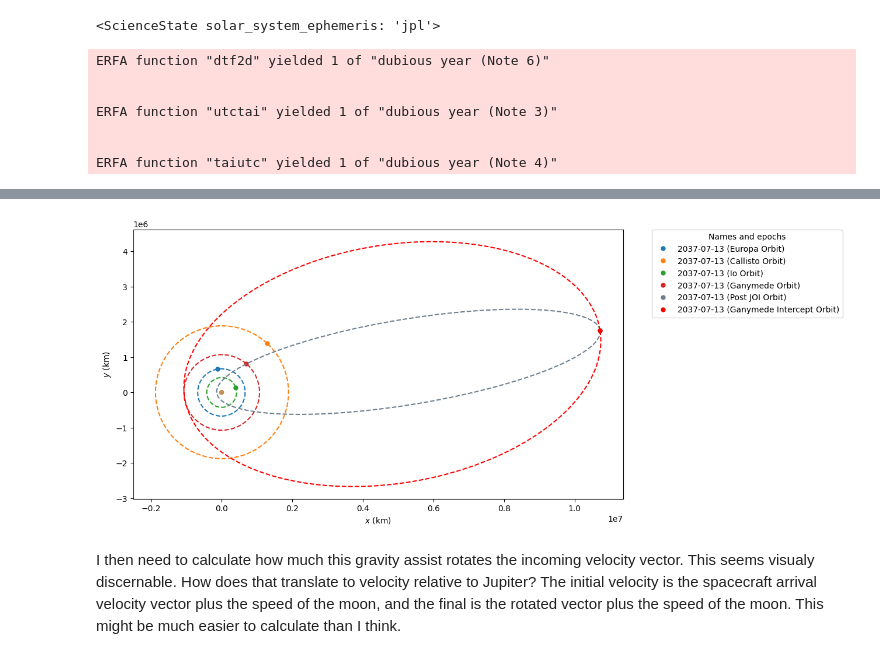
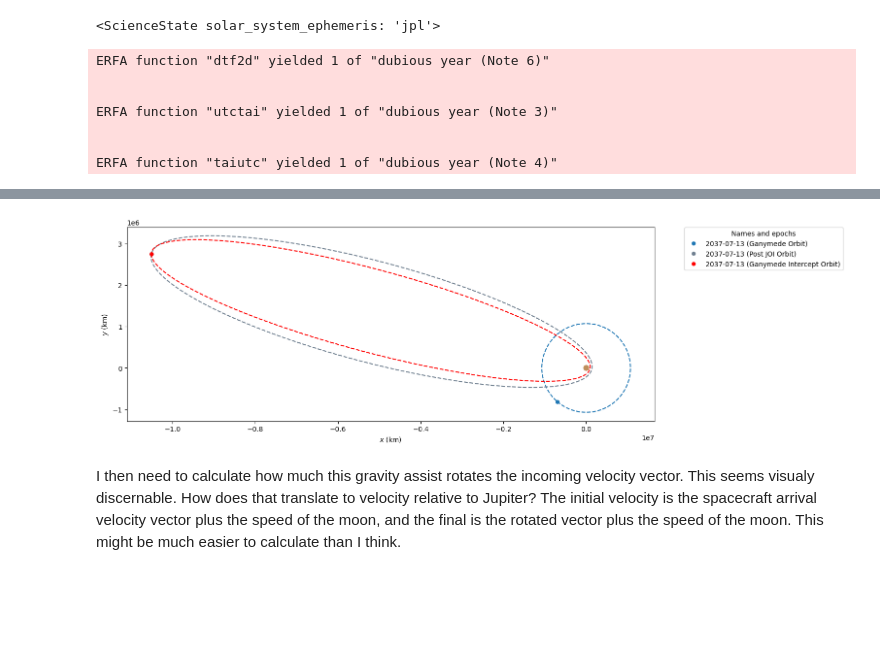
Before and after one commit to jackSN8/Starship_outer_planets_missions, a Jupyter notebook: jovian_moon_gravity_assist.ipynb, the cells around one changed output, grey strips where cells are left out. Cells and saved outputs as stored; diff of their text form; code cells hidden in the pictures; blank space fills up the shorter version.

```diff
--- a/jovian_moon_gravity_assist.ipynb
+++ b/jovian_moon_gravity_assist.ipynb
@@ -27,18 +28,14 @@ solar_system_ephemeris.set("jpl")
 <ScienceState solar_system_ephemeris: 'jpl'>
 # %%
 start_date = time.Time("2037-07-13 15:01", scale="utc").tdb
-end_date = time.Time("2039-07-25 01:01", scale="utc").tdb
+end_date = time.Time("2037-09-25 01:01", scale="utc").tdb
 
 body1=Ganymede
-plotter = StaticOrbitPlotter()
-starship_orb=Orbit.from_classical(Jupiter, 5500000*u.km, 0.975*u.one, 18*u.deg, 0*u.deg, 0*u.deg, 0*u.deg,start_date)
-starship_orb = starship_orb.propagate_to_anomaly(180*u.deg)
-starship_orb._epoch = start_date
 
 
 epoch=time_range(start=start_date, end=end_date)
 io_ephem = Ephem.from_horizons(501,epochs= epoch, attractor= Jupiter)#Io is 501
-ganymede_ephem = Ephem.from_horizons(503,epochs= epoch, attractor= Jupiter)#Ganymede is 503
+ganymede_ephem = Ephem.from_horizons(503,epochs= epoch, attractor= Jupiter,plane=Planes.EARTH_ECLIPTIC)#Ganymede is 503
 europa_ephem = Ephem.from_horizons(502,epochs= epoch, attractor= Jupiter)#Europa is 502
 callisto_ephem = Ephem.from_horizons(504,epochs= epoch, attractor= Jupiter)
 
@@ -46,6 +43,14 @@ orb_europa = Orbit.from_ephem(Jupiter, europa_ephem, start_date)
 orb_callisto = Orbit.from_ephem(Jupiter, callisto_ephem, start_date)
 orb_io = Orbit.from_ephem(Jupiter, io_ephem, start_date)
 orb_ganymede = Orbit.from_ephem(Jupiter, ganymede_ephem, start_date)
+
+plotter = StaticOrbitPlotter(plane=Planes.EARTH_ECLIPTIC)
+starship_orb=Orbit.from_classical(Jupiter, 5500000*u.km, 0.975*u.one, orb_ganymede.inc, orb_ganymede.raan, 0*u.deg, 0*u.deg,start_date, plane=Planes.EARTH_ECLIPTIC)
+starship_orb = starship_orb.propagate_to_anomaly(180*u.deg)
+starship_orb._epoch = start_date
+
+
+
 
 #solve for lowest DV burn to reach ganymede
 resolution = 1*u.day
@@ -73,9 +78,9 @@ print(f"V infinity speed at Ganymede is {arrival_v:.2f} m/s.")
 # burn_dv = -3.10*prograde_vector#km/s
 
 
-plotter.plot(orb_europa, label="Europa Orbit")
-plotter.plot(orb_callisto, label="Callisto Orbit")
-plotter.plot(orb_io, label="Io Orbit")
+# plotter.plot(orb_europa, label="Europa Orbit")
+# plotter.plot(orb_callisto, label="Callisto Orbit")
+# plotter.plot(orb_io, label="Io Orbit")
 plotter.plot(orb_ganymede, label="Ganymede Orbit")
 # plotter.plot_ephem(ephem, label="Europa Orbit")
 
@@ -117,5 +122,5 @@ Speed at periapsis is 0.54 km / s, which is 4290 m / s below escape velocity at
 1870879 x 1896564 km x 25.2 deg (JupiterICRS) orbit around Jupiter (♃) at epoch 2037-07-13 15:02:09.184 (TDB)
-[figure, old version]
+[figure, new version]
 # %% [markdown]
 I then need to calculate how much this gravity assist rotates the incoming velocity vector. This seems visualy discernable. How does that translate to velocity relative to Jupiter?
 The initial velocity is the spacecraft arrival velocity vector plus the speed of the moon, and the final is the rotated vector plus the speed of the moon. This might be much easier to calculate than I think.
```
Also changed, not shown: parts of 2 cells of this notebook, 1 other file.
